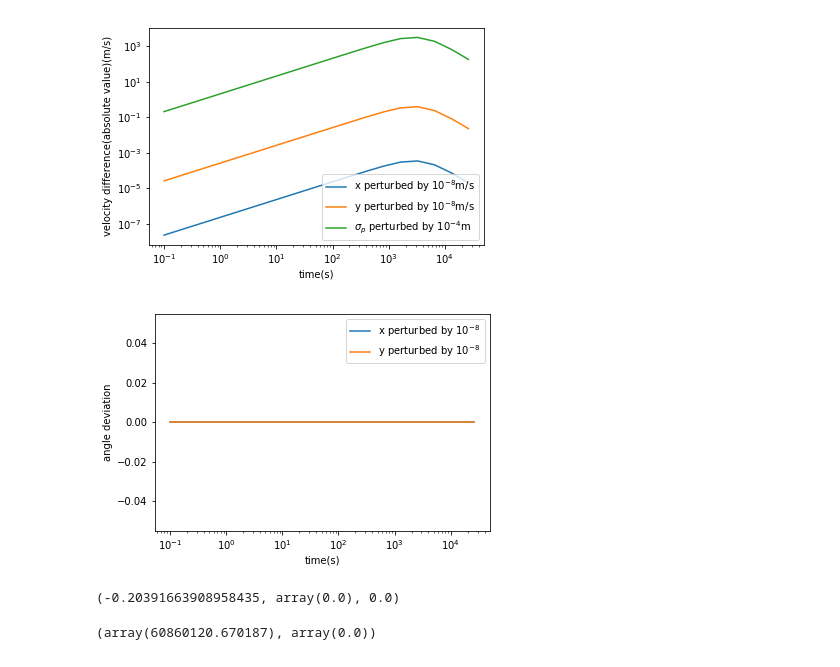
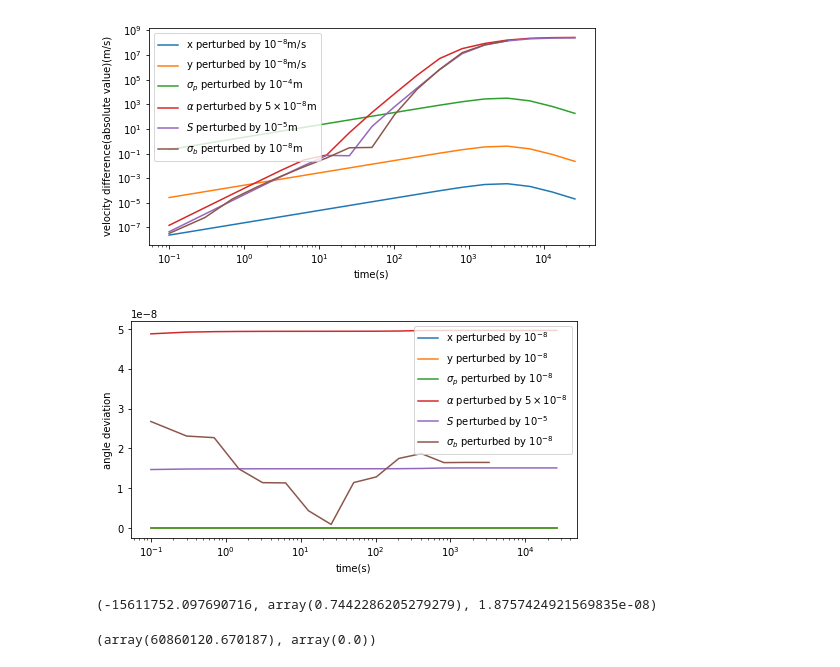
Before and after one commit to XinShuo-ph/2018UPC, a Jupyter notebook: trace.ipynb, the cells around one changed output. Drawn from its saved outputs; the diff is of its cells as text; code cells hidden in the pictures.

```diff
--- a/trace.ipynb
+++ b/trace.ipynb
@@ -4,7 +4,9 @@ import mylib
 from scipy.integrate import odeint
 mylib.sail_mass=0.01
 mylib.alpha=0
-mylib.sigp=1.25+1e-4
+mylib.sigp=1.25
+mylib.S=10
+mylib.sigb=1.1e-8
 # %%
 print(mylib.sail_mass)
 print(mylib.alpha)
@@ -118,4 +124,6 @@ for ind in range(1000):
         myvar.append(var)
     if var[5]>1e7:
         break
+    if t>2e4:
+        break
 # %% [output]
@@ -139,30 +164,40 @@ for ind in range(1000):
 # %%
-vz3=[]
-vx3=[]
+vz6=[]
+vx6=[]
 c=3e8
 for i in range(len(myvar)):
-    vz3.append(myvar[i][5]/mylib.sail_mass*np.sqrt(1/(1+(myvar[i][5]**2)/mylib.sail_mass**2/c**2)))
-    vx3.append(myvar[i][3]/mylib.sail_mass*np.sqrt(1/(1+(myvar[i][3]**2)/mylib.sail_mass**2/c**2)))
-vx3=np.array(vx3)
-vz3=np.array(vz3)
+    vz6.append(myvar[i][5]/mylib.sail_mass*np.sqrt(1/(1+(myvar[i][5]**2)/mylib.sail_mass**2/c**2)))
+    vx6.append(myvar[i][3]/mylib.sail_mass*np.sqrt(1/(1+(myvar[i][3]**2)/mylib.sail_mass**2/c**2)))
+vx6=np.array(vx6)
+vz6=np.array(vz6)
 # %%
-mytime3=mytime
+mytime6=mytime
 # %%
 import matplotlib.pyplot as plt
+plt.figure(figsize=[8,4])
 plt.loglog(mytime0,np.abs(vz1[0:18]-vz[0:18]),label='x perturbed by $10^{-8}$m/s')
 plt.loglog(mytime0,np.abs(vz2-vz[0:18]),label='y perturbed by $10^{-8}$m/s')
 plt.loglog(mytime3,np.abs(vz3-vz[0:18]),label='$\sigma _p$ perturbed by $10^{-4}$m')
+plt.loglog(mytime4[0:18],np.abs(vz4[0:18]-vz[0:18]),label='$\\alpha$ perturbed by $5 \\times 10^{-8}$m')
+plt.loglog(mytime5[0:18],np.abs(vz5[0:18]-vz[0:18]),label='$S$ perturbed by $ 10^{-5}$m')
+plt.loglog(mytime6[0:18],np.abs(vz6[0:18]-vz[0:18]),label='$\sigma_b$ perturbed by $ 10^{-8}$m')
 plt.xlabel('time(s)')
 plt.ylabel('velocity difference(absolute value)(m/s)')
 plt.legend()
 plt.savefig('pert.png')
 #plt.xlim(0,1000)
 # %% [output]
-[figure, old version]
+[figure, new version]
 # %%
 import matplotlib.pyplot as plt
+plt.figure(figsize=[8,4])
 plt.semilogx(mytime0,(vx1/vz1-np.array(vx)/np.array(vz))[0:18],label='x perturbed by $10^{-8}$')
 plt.semilogx(mytime0,(vx2/vz2-np.array(vx[0:18])/np.array(vz[0:18]))[0:18],label='y perturbed by $10^{-8}$')
+plt.semilogx(mytime3,(vx3/vz3-np.array(vx[0:18])/np.array(vz[0:18]))[0:18],label='$\sigma_p$ perturbed by $10^{-8}$')
+plt.semilogx(mytime4[0:18],(vx4[0:18]/vz4[0:18]-np.array(vx[0:18])/np.array(vz[0:18]))[0:18],label='$\\alpha$ perturbed by $5 \\times 10^{-8}$')
+
+plt.semilogx(mytime5[0:18],(vx5[0:18]/vz5[0:18]-np.array(vx[0:18])/np.array(vz[0:18]))[0:18],label='$S$ perturbed by $10^{-5}$')
+plt.semilogx(mytime6[0:18],(vx6[0:18]/vz6[0:18]-np.array(vx[0:18])/np.array(vz[0:18]))[0:18],label='$\sigma_b$ perturbed by $10^{-8}$')
 
 plt.xlabel('time(s)')
 plt.ylabel('angle deviation')
@@ -170,4 +205,4 @@ plt.legend()
 plt.savefig('pertang.png')
 #plt.xlim(0,1000)
 # %% [output]
-[figure, old version]
+[figure, new version]
@@ -178,7 +213,7 @@ intpvx=interp1d(mytime0,vx2,'cubic')
 # %%
-intpvz(819.1)-60860120.670187,intpvx(819.1),intpvx(819.1)/intpvz(819.1)
+intpvz(819.1)-60860120.670187,intpvx(819.1),intpvx(400)/intpvz(400)
 # %% [output]
-(-0.20391663908958435, array(0.0), 0.0)
+(-15611752.097690716, array(0.7442286205279279), 1.8757424921569835e-08)
 # %%
 intpvz(819.1),intpvx(819.1)
 # %% [output]
```
Also changed, not shown: parts of 8 cells of this notebook, 8 other files.
